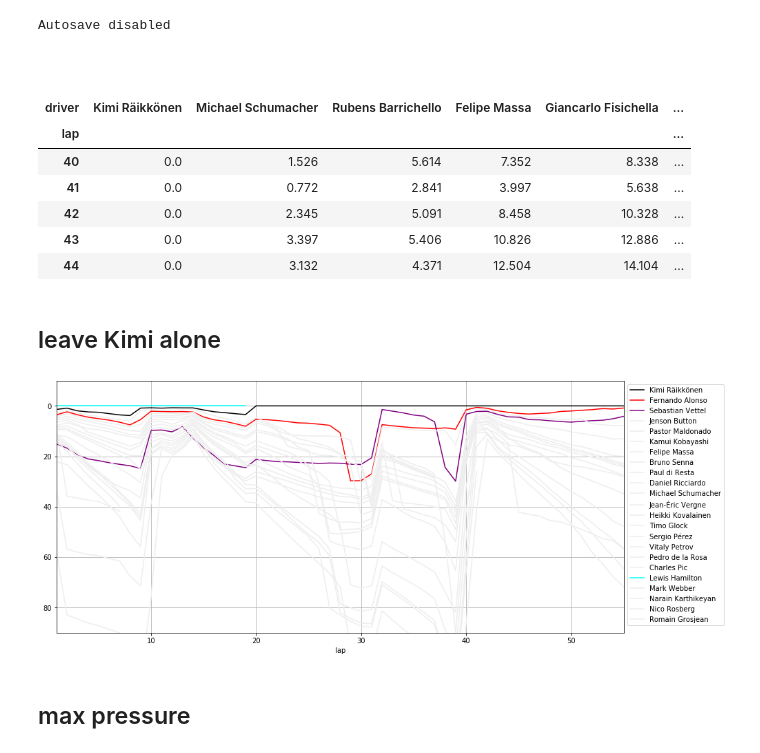
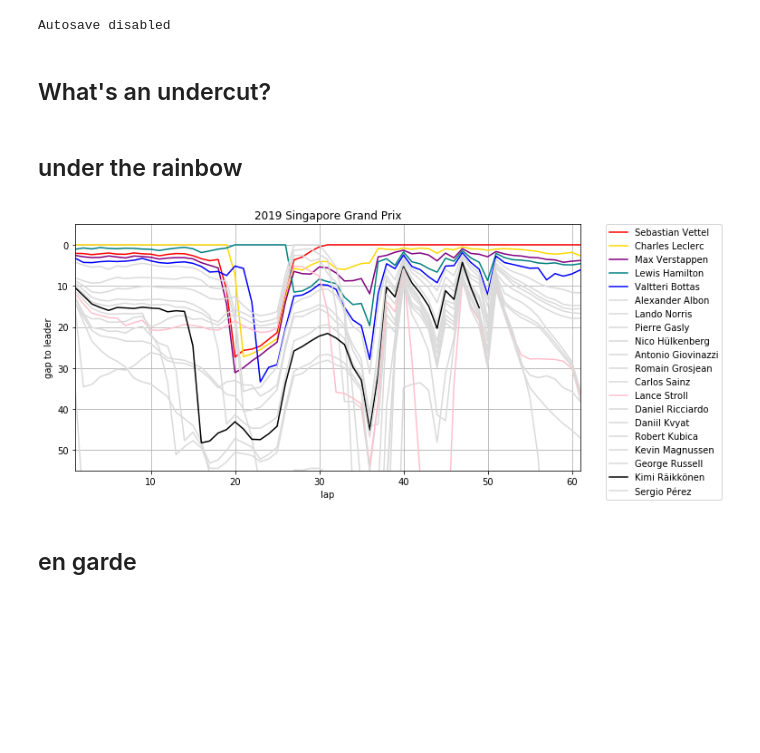
Before and after one commit to samkennerly/kingofsnake, a Jupyter notebook: books/viz/lines.ipynb, the cells around one changed output. Cells and saved outputs as stored; diff of their text form; code cells hidden in the pictures; blank space fills up the shorter version.

```diff
--- a/books/viz/lines.ipynb
+++ b/books/viz/lines.ipynb
@@ -15,3 +15,5 @@ f1 = ErgastF1(DATADIR / 'ergast/f1.zip')
 plot = Plot()
 # %% [output]
 Autosave disabled
+# %% [markdown]
+## What's an undercut?
@@ -18,53 +56,17 @@ Autosave disabled
+# %%
+color = dict()
+color['Lewis Hamilton'] = 'teal'
+color['Valtteri Bottas'] = 'blue'
+color['Sebastian Vettel'] = 'red'
+color['Charles Leclerc'] = 'gold'
+color['Max Verstappen'] = 'purple'
+color['Kimi Räikkönen'] = 'black'
+color['Lance Stroll'] = 'pink'
+# %% [markdown]
+## under the rainbow
+# %%
+showgaps(2019, 'Singapore Grand Prix', **color)
+# %% [output]
+[figure, added]
 # %% [markdown]
-##
+## en garde
-# %%
-def id_race(year, name):
-    races = (
-        f1.races
-        .loc[lambda df: df['season'].eq(year)]
-        .loc[lambda df: df['race'].eq(name)]
-    )
-    return races.index.values[0]
-
-def lapgaps(year, name):
-    race = id_race(year, name)
-    data = (
-        # When did each driver finish Nth lap? (Can be null.)
-        f1.lap_times
-        .loc[lambda df: df['id_race'].eq(race)]
-        .join(f1.drivers['driver'], on='id_driver')
-        .pivot(index='lap', columns='driver', values='seconds')
-        .cumsum()
-    )
-    # Find gap to leader on each lap.
-    data = data.sub(data.min(axis=1), axis=0)
-    # Sort drivers by gap on last lap.
-    data = data[data.iloc[-1].sort_values().index]
-
-    return data
-
-lapgaps(2004, 'Belgian Grand Prix').tail()
-# %% [output]
-| driver | Kimi Räikkönen | Michael Schumacher | Rubens Barrichello | Felipe Massa | Giancarlo Fisichella | ... |
-| lap |  |  |  |  |  | ... |
-| 40 | 0.0 | 1.526 | 5.614 | 7.352 | 8.338 | ... |
-| 41 | 0.0 | 0.772 | 2.841 | 3.997 | 5.638 | ... |
-| 42 | 0.0 | 2.345 | 5.091 | 8.458 | 10.328 | ... |
-| 43 | 0.0 | 3.397 | 5.406 | 10.826 | 12.886 | ... |
-| 44 | 0.0 | 3.132 | 4.371 | 12.504 | 14.104 | ... |
-# %% [markdown]
-## leave Kimi alone
-# %%
-gaps = lapgaps(2012, 'Abu Dhabi Grand Prix')
-
-color = dict()
-color['Kimi Räikkönen'] = 'black'
-color['Fernando Alonso'] = 'red'
-color['Sebastian Vettel'] = 'purple'
-color['Lewis Hamilton'] = 'cyan'
-color = gaps.columns.map(color).fillna('#eeeeee')
-axes = plot.line(gaps, ylim=(90,-10), color=color)
-# %% [output]
-[figure, removed]
-# %% [markdown]
-## max pressure
```
Also changed, not shown: parts of 9 cells of this notebook, 4 other files.
